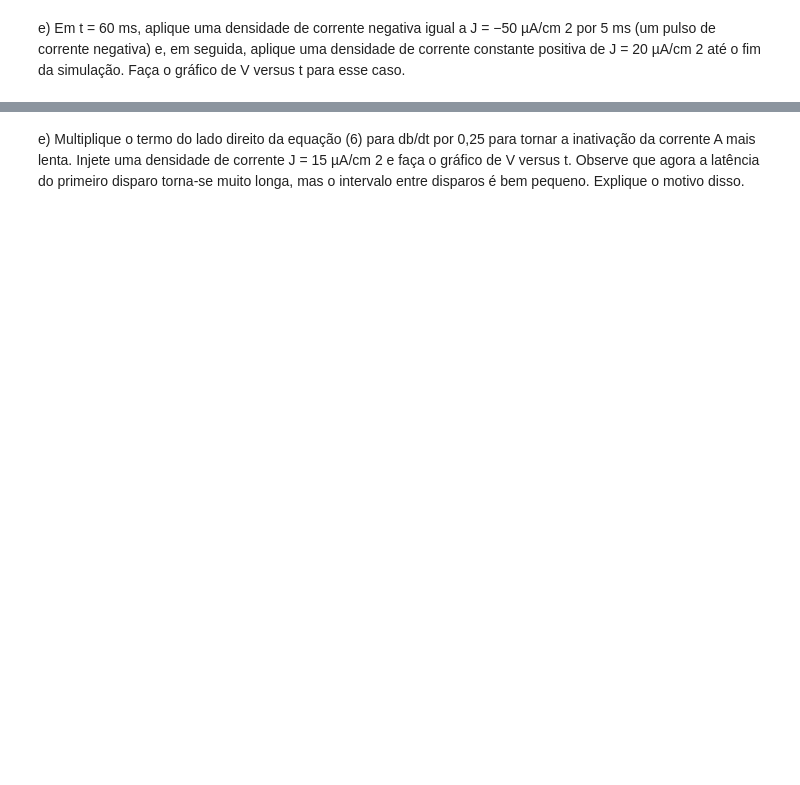
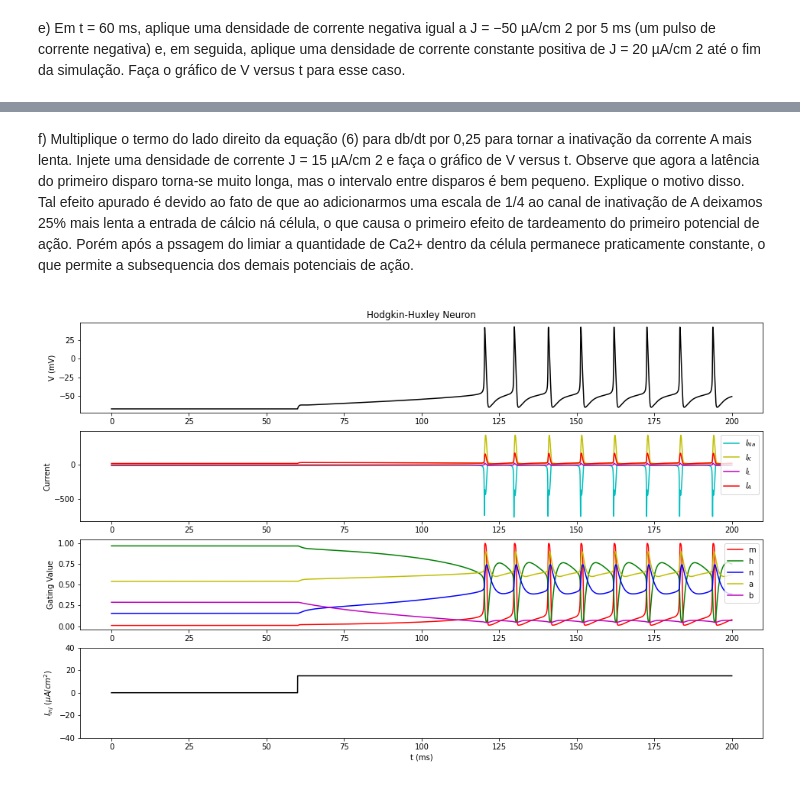
Before and after one commit to RafaelMRazeira/neurociencia_computacional_2022, a Jupyter notebook: Lista2/Lista2.ipynb, the cells around one changed output, grey strips where cells are left out. Saved outputs shown, nothing was run; the diff lists cells and outputs as text; code cells hidden in the pictures; blank space fills up the shorter version.

```diff
--- a/Lista2/Lista2.ipynb
+++ b/Lista2/Lista2.ipynb
@@ -180,8 +173,16 @@ _ = runner.run(J=[-50.0, 20.0], times=[(60, 65), (65,200)], V0=-67.976)
 # %% [markdown]
 
 <div style="font-family: Times New Roman; font-size: 1.0em;">
-e) Multiplique o termo do lado direito da equação (6) para db/dt por 0,25 para tornar a
+f) Multiplique o termo do lado direito da equação (6) para db/dt por 0,25 para tornar a
 inativação da corrente A mais lenta. Injete uma densidade de corrente J = 15 µA/cm 2 e
 faça o gráfico de V versus t. Observe que agora a latência do primeiro disparo torna-se
-muito longa, mas o intervalo entre disparos é bem pequeno. Explique o motivo disso.
+muito longa, mas o intervalo entre disparos é bem pequeno. Explique o motivo disso. <br>
+
+Tal efeito apurado é devido ao fato de que ao adicionarmos uma escala de 1/4 ao canal de inativação de A deixamos 25% mais lenta a entrada de cálcio ná célula, o que causa o primeiro efeito de tardeamento do primeiro potencial de ação. Porém após a pssagem do limiar a quantidade de Ca2+ dentro da célula permanece praticamente constante, o que permite a subsequencia dos demais potenciais de ação.
 </div>
+# %%
+runner = ConnorStevens(exp_time=200)
+
+_ = runner.run(J=[15.0], times=[(60, 200)], V0=-67.976, use_question1_f=True)
+# %% [output]
+[figure, added]
```
Also changed, not shown: parts of 26 cells of this notebook, 2 other files.
